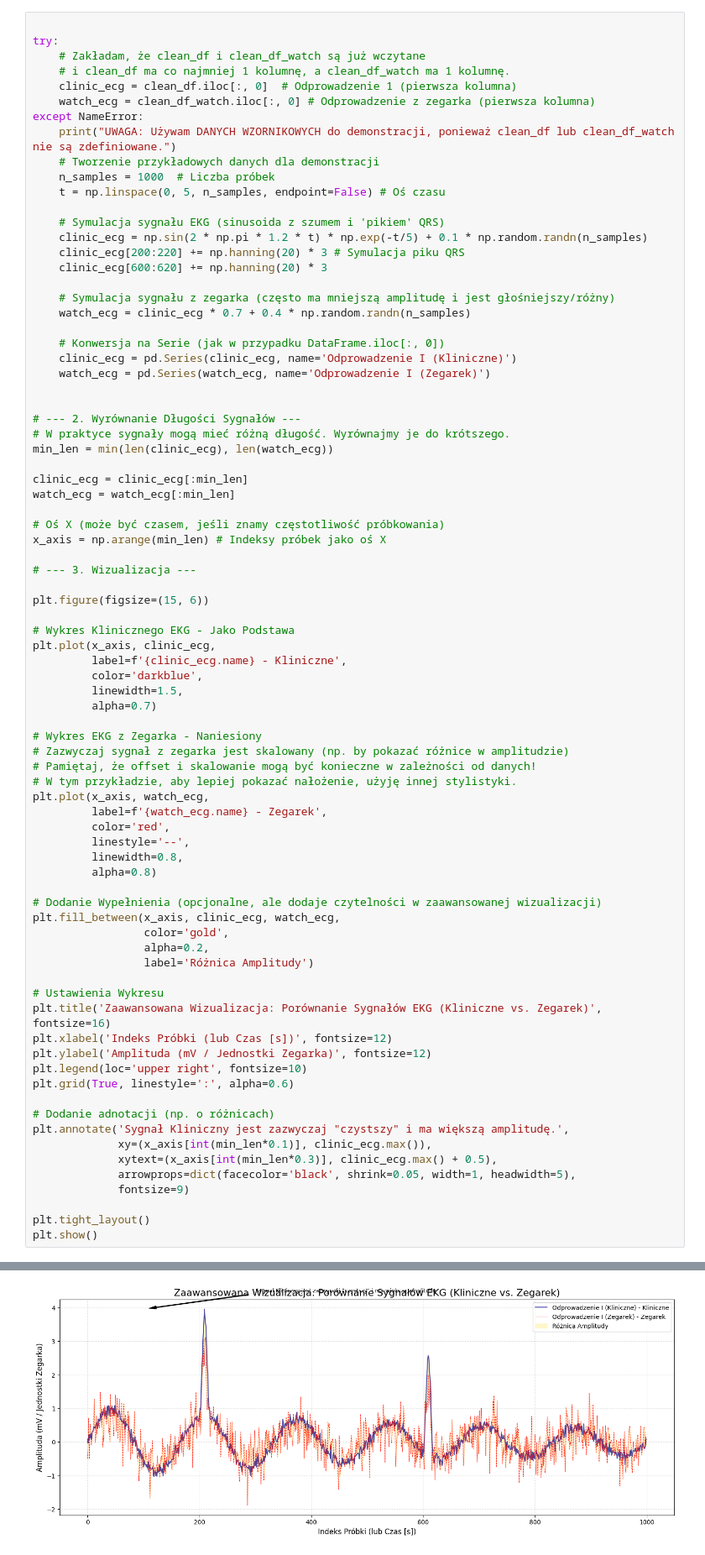
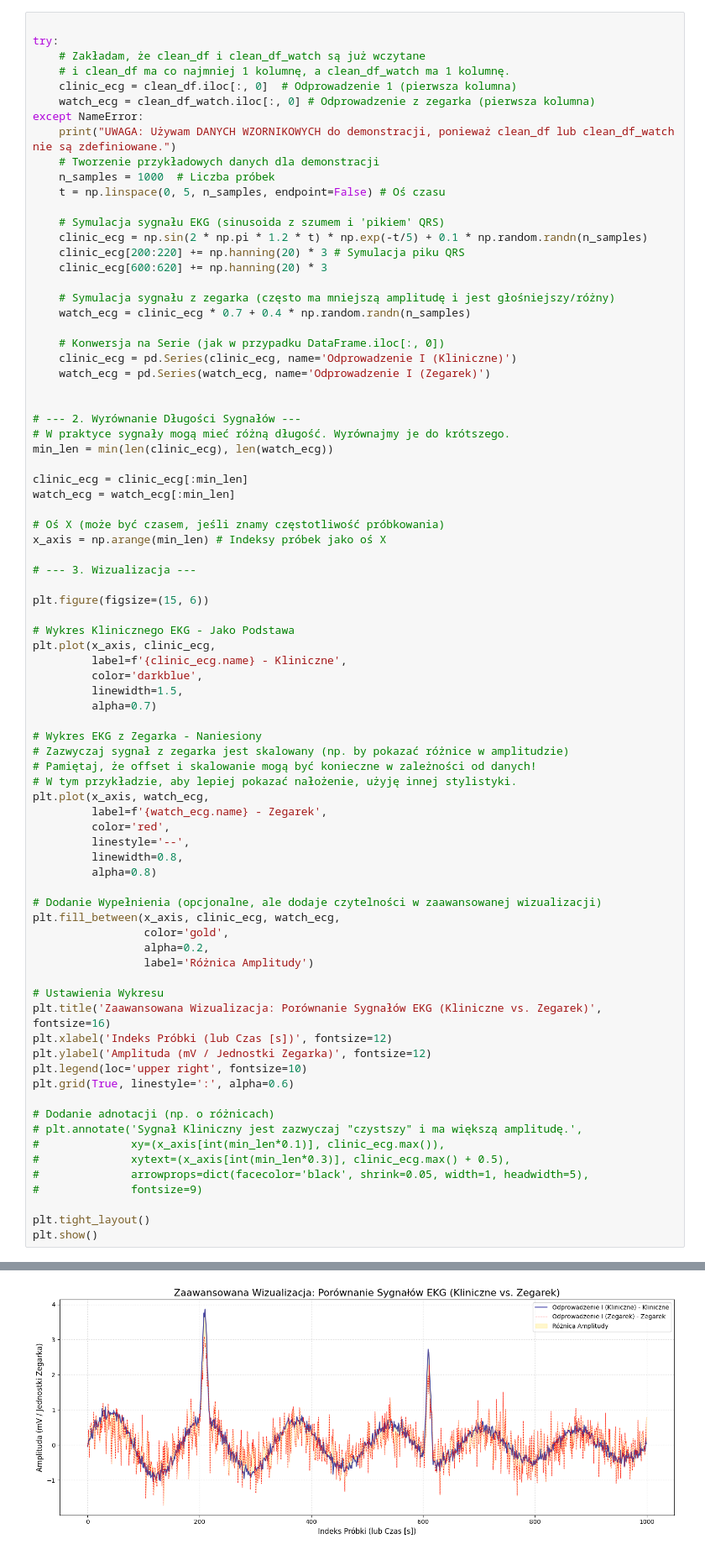
Before and after one commit to MichaelL200/Projekt-EKG, a Jupyter notebook: z4.ipynb, the cells around one changed output, grey strips where cells are left out. Shown at 84% size. Drawn from its saved outputs; the diff is of its cells as text.

```diff
--- a/z4.ipynb
+++ b/z4.ipynb
@@ -203,36 +203,36 @@ plt.plot(x_axis, clinic_ecg,
 # Wykres EKG z Zegarka - Naniesiony
 # Zazwyczaj sygnał z zegarka jest skalowany (np. by pokazać różnice w amplitudzie)
 # Pamiętaj, że offset i skalowanie mogą być konieczne w zależności od danych!
 # W tym przykładzie, aby lepiej pokazać nałożenie, użyję innej stylistyki.
 plt.plot(x_axis, watch_ecg,
          label=f'{watch_ecg.name} - Zegarek',
          color='red',
          linestyle='--',
          linewidth=0.8,
          alpha=0.8)
 
 # Dodanie Wypełnienia (opcjonalne, ale dodaje czytelności w zaawansowanej wizualizacji)
 plt.fill_between(x_axis, clinic_ecg, watch_ecg,
                  color='gold',
                  alpha=0.2,
                  label='Różnica Amplitudy')
 
 # Ustawienia Wykresu
 plt.title('Zaawansowana Wizualizacja: Porównanie Sygnałów EKG (Kliniczne vs. Zegarek)', fontsize=16)
 plt.xlabel('Indeks Próbki (lub Czas [s])', fontsize=12)
 plt.ylabel('Amplituda (mV / Jednostki Zegarka)', fontsize=12)
 plt.legend(loc='upper right', fontsize=10)
 plt.grid(True, linestyle=':', alpha=0.6)
 
 # Dodanie adnotacji (np. o różnicach)
-plt.annotate('Sygnał Kliniczny jest zazwyczaj "czystszy" i ma większą amplitudę.',
-             xy=(x_axis[int(min_len*0.1)], clinic_ecg.max()),
-             xytext=(x_axis[int(min_len*0.3)], clinic_ecg.max() + 0.5),
-             arrowprops=dict(facecolor='black', shrink=0.05, width=1, headwidth=5),
-             fontsize=9)
+# plt.annotate('Sygnał Kliniczny jest zazwyczaj "czystszy" i ma większą amplitudę.',
+#              xy=(x_axis[int(min_len*0.1)], clinic_ecg.max()),
+#              xytext=(x_axis[int(min_len*0.3)], clinic_ecg.max() + 0.5),
+#              arrowprops=dict(facecolor='black', shrink=0.05, width=1, headwidth=5),
+#              fontsize=9)
 
 plt.tight_layout()
 plt.show()
 # %% [output]
 UWAGA: Używam DANYCH WZORNIKOWYCH do demonstracji, ponieważ clean_df lub clean_df_watch nie są zdefiniowane.
-[figure, old version]
+[figure, new version]
```
Also changed, not shown: parts of 2 cells of this notebook.
